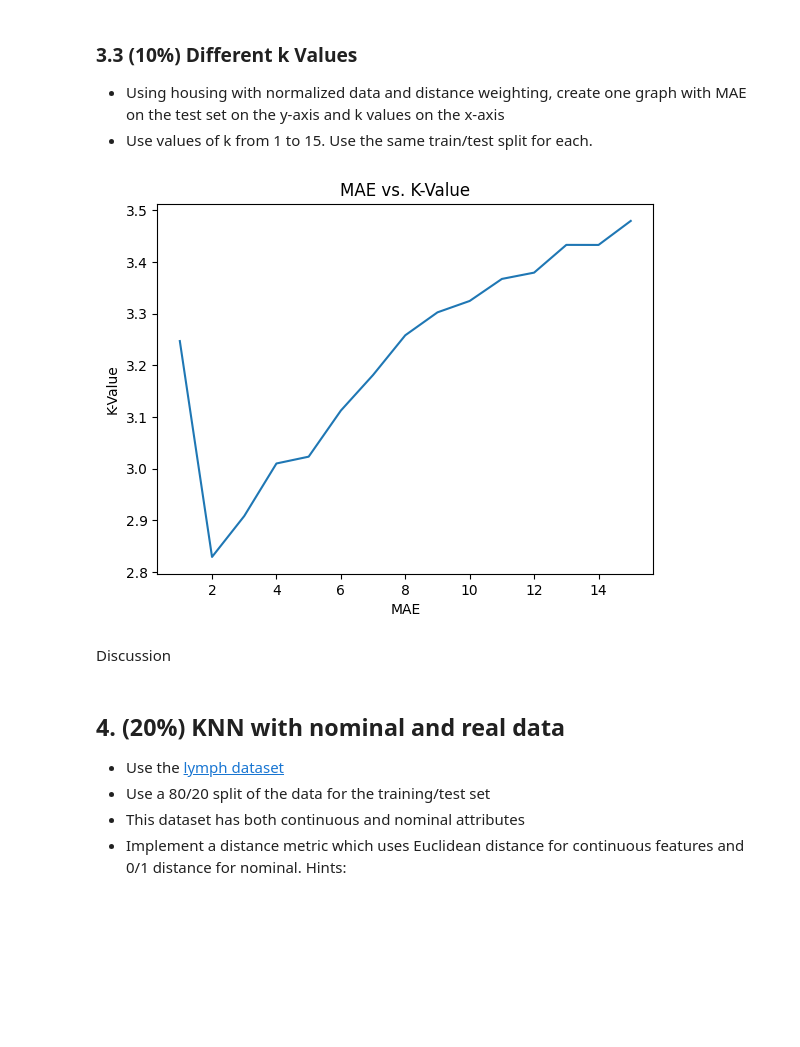
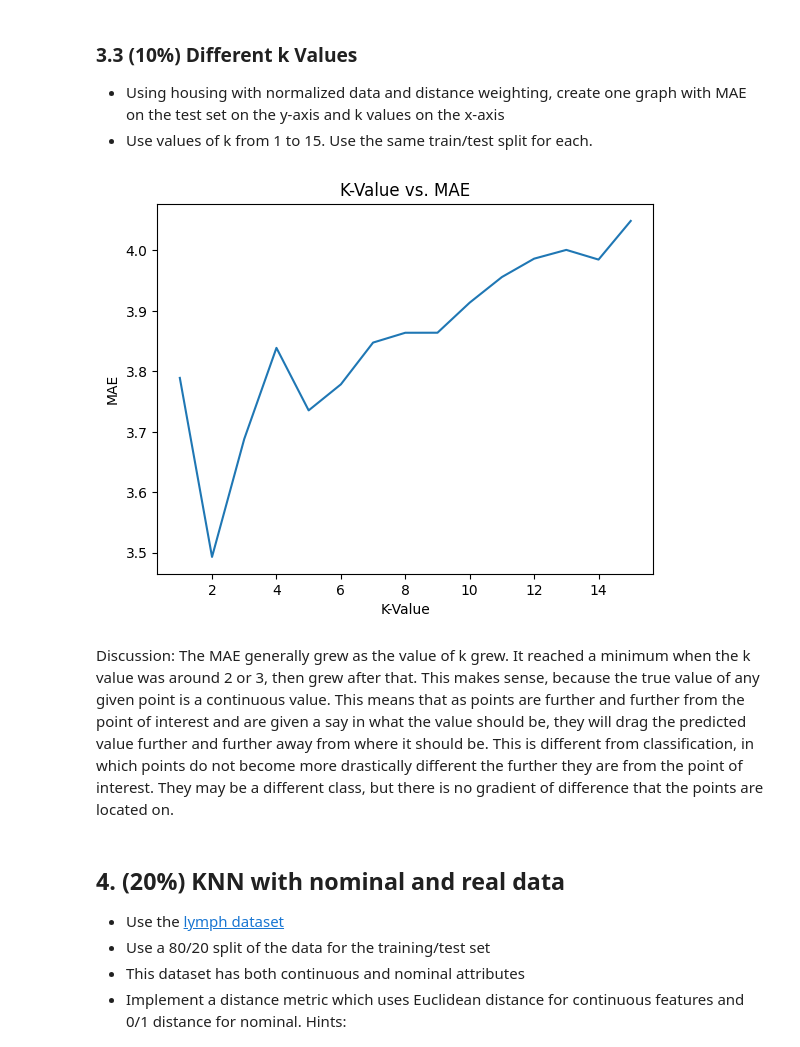
Before and after one commit to bwallace7430/knn, a Jupyter notebook: KNN Lab.ipynb, the cells around one changed output. Saved outputs shown, nothing was run; the diff lists cells and outputs as text; code cells hidden in the pictures; blank space fills up the shorter version.

Commit message:
3.1-3.3 discussion

```diff
--- a/KNN Lab.ipynb
+++ b/KNN Lab.ipynb
@@ -415,28 +417,28 @@ display(HTML(tabulate(table, headers=headers, tablefmt='html')))
 # %%
 # Learn and graph for different k values
 X_train, X_test, y_train, y_test = train_test_split(X_normalized, y_housing, test_size=0.2, shuffle=True)
 reg = KNeighborsRegressor(n_neighbors=3, weights='distance')
 
 accuracies = []
 k_values = []
 
 for i in range(0, 15):
     k = i + 1
     reg.set_params(n_neighbors=k)
     reg.fit(X_train, y_train)
     y_test_pred = reg.predict(X_test)
     k_values.append(k)
     accuracies.append(mean_absolute_error(y_test, y_test_pred))
 
-plt.plot(k_values, accuracies, label='MAE vs. K-Value')
-plt.title("MAE vs. K-Value")
-plt.xlabel("MAE")
-plt.ylabel("K-Value")
+plt.plot(k_values, accuracies, label='K-Value vs. MAE')
+plt.title("K-Value vs. MAE")
+plt.xlabel("K-Value")
+plt.ylabel("MAE")
 plt.show()
 # %% [output]
-[figure, old version]
+[figure, new version]
-# %% [markdown]
-Discussion
+# %% [markdown]
+Discussion: The MAE generally grew as the value of k grew. It reached a minimum when the k value was around 2 or 3, then grew after that. This makes sense, because the true value of any given point is a continuous value. This means that as points are further and further from the point of interest and are given a say in what the value should be, they will drag the predicted value further and further away from where it should be. This is different from classification, in which points do not become more drastically different the further they are from the point of interest. They may be a different class, but there is no gradient of difference that the points are located on.
 # %% [markdown]
 ## 4. (20%) KNN with nominal and real data
 
```
Also changed, not shown: parts of 9 cells of this notebook.
